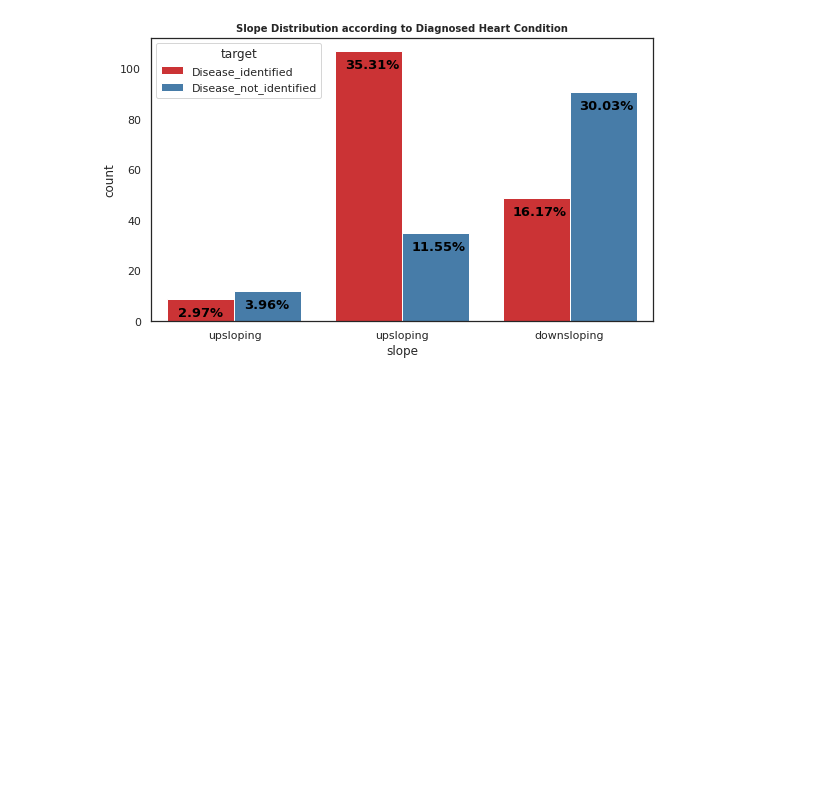
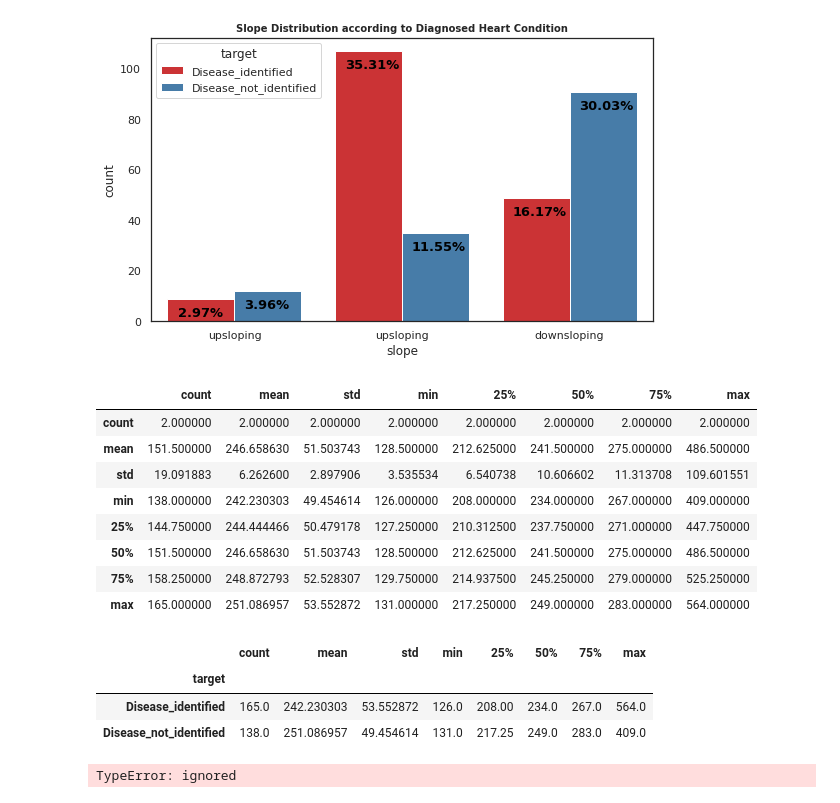
Before and after one commit to VentureMikey/ALK2021BD, a Jupyter notebook: 28818_Biostatistics_GCollab_final.ipynb, the cells around one changed output. Drawn from its saved outputs; the diff is of its cells as text; code cells hidden in the pictures; blank space fills up the shorter version.

```diff
--- a/28818_Biostatistics_GCollab_final.ipynb
+++ b/28818_Biostatistics_GCollab_final.ipynb
@@ -487,3 +487,17 @@ plt.tight_layout()
 [figure]
 [figure]
 [figure]
+# %%
+COMBINED = HEART['chol'].groupby(HEART['target']).describe()
+# %%
+COMBINED.describe()
+# %% [output]
+|  | count | mean | std | min | 25% | 50% | 75% | max |
+| count | 2.000000 | 2.000000 | 2.000000 | 2.000000 | 2.000000 | 2.000000 | 2.000000 | 2.000000 |
+| mean | 151.500000 | 246.658630 | 51.503743 | 128.500000 | 212.625000 | 241.500000 | 275.000000 | 486.500000 |
+| std | 19.091883 | 6.262600 | 2.897906 | 3.535534 | 6.540738 | 10.606602 | 11.313708 | 109.601551 |
+| min | 138.000000 | 242.230303 | 49.454614 | 126.000000 | 208.000000 | 234.000000 | 267.000000 | 409.000000 |
+| 25% | 144.750000 | 244.444466 | 50.479178 | 127.250000 | 210.312500 | 237.750000 | 271.000000 | 447.750000 |
+| 50% | 151.500000 | 246.658630 | 51.503743 | 128.500000 | 212.625000 | 241.500000 | 275.000000 | 486.500000 |
+| 75% | 158.250000 | 248.872793 | 52.528307 | 129.750000 | 214.937500 | 245.250000 | 279.000000 | 525.250000 |
+| max | 165.000000 | 251.086957 | 53.552872 | 131.000000 | 217.250000 | 249.000000 | 283.000000 | 564.000000 |
@@ -489,0 +506,7 @@ plt.tight_layout()
+# %%
+COMBINED.describe()
+# %% [output]
+|  | count | mean | std | min | 25% | 50% | 75% | max |
+| target |  |  |  |  |  |  |  |  |
+| Disease_identified | 165.0 | 242.230303 | 53.552872 | 126.0 | 208.00 | 234.0 | 267.0 | 564.0 |
+| Disease_not_identified | 138.0 | 251.086957 | 49.454614 | 131.0 | 217.25 | 249.0 | 283.0 | 409.0 |
@@ -489,0 +519,5 @@ plt.tight_layout()
+# %%
+kurtosis = stats.kurtosis(target)
+print('Kurtosis', kurtosis)
+# %% [output]
+TypeError: ignored
```
Also changed, not shown: parts of 12 cells of this notebook.
